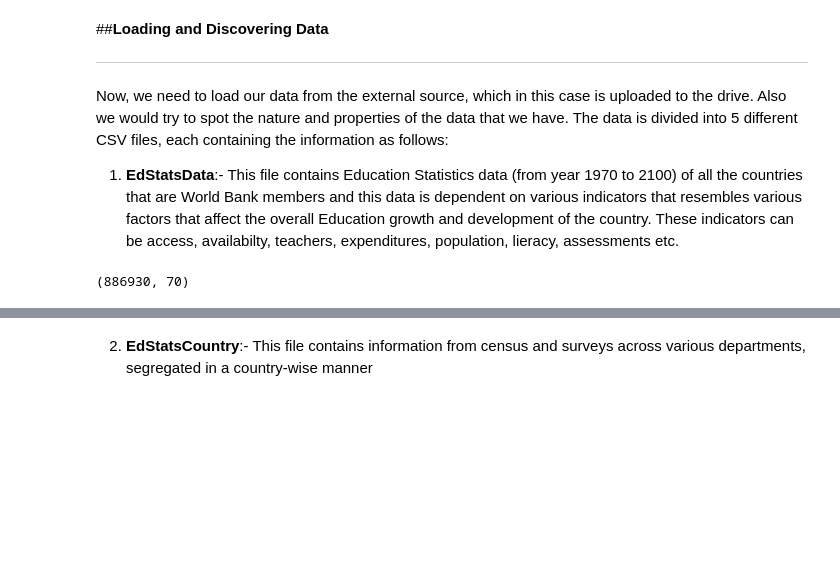
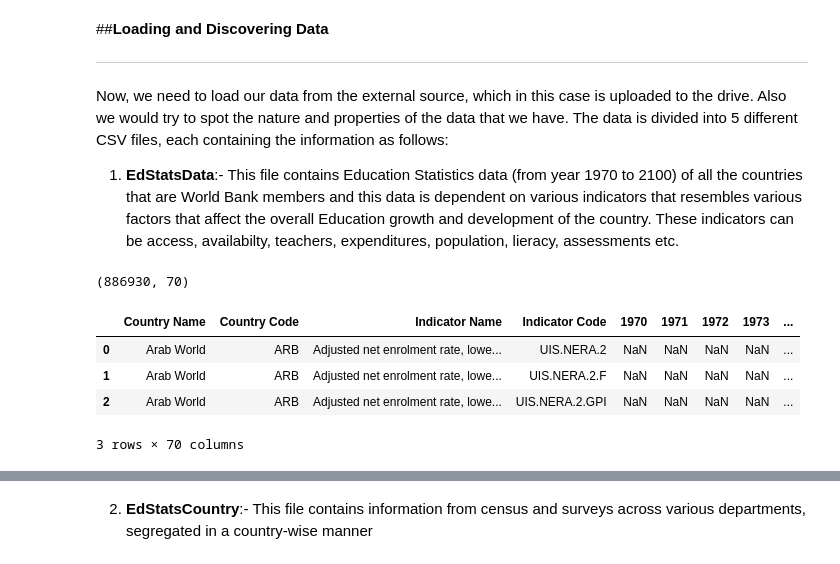
Before and after one commit to Keshav1506/World-Bank-Global-Education-Analysis, a Jupyter notebook: WorldBankEDA.ipynb, the cells around one changed output, grey strips where cells are left out. Cells and saved outputs as stored; diff of their text form; code cells hidden in the pictures; blank space fills up the shorter version.

```diff
--- a/WorldBankEDA.ipynb
+++ b/WorldBankEDA.ipynb
@@ -91,15 +91,24 @@ Now, we need to load our data from the external source, which in this case is up
 # %%
 # The variable Data_path contains the path of dataset stored in drive.
 # This path is common for all files so this variable can be used multiple times to load respective files.
 
 Data_path = "/content/drive/MyDrive/Colab Notebooks/Almabetter/Capstone Projects/World Bank Global Education Analysis/data/"
 
 # Importing EdStatsData File.
 EdStatsData = pd.read_csv(Data_path + "EdStatsData.csv")
-# EdStatsData.head(3)
-EdStatsData.shape
+
+# shape of data.
+print(EdStatsData.shape)
+
+# Displaying first 3 rows.
+EdStatsData.head(3)
 # %% [output]
 (886930, 70)
+|  | Country Name | Country Code | Indicator Name | Indicator Code | 1970 | 1971 | 1972 | 1973 | ... |
+| 0 | Arab World | ARB | Adjusted net enrolment rate, lowe... | UIS.NERA.2 | NaN | NaN | NaN | NaN | ... |
+| 1 | Arab World | ARB | Adjusted net enrolment rate, lowe... | UIS.NERA.2.F | NaN | NaN | NaN | NaN | ... |
+| 2 | Arab World | ARB | Adjusted net enrolment rate, lowe... | UIS.NERA.2.GPI | NaN | NaN | NaN | NaN | ... |
+3 rows × 70 columns
 # %%
 # Using the describe function to analyze the nature and paradigm of EdStatsData.
 EdStatsData.describe()
```
Also changed, not shown: parts of 21 cells of this notebook.
